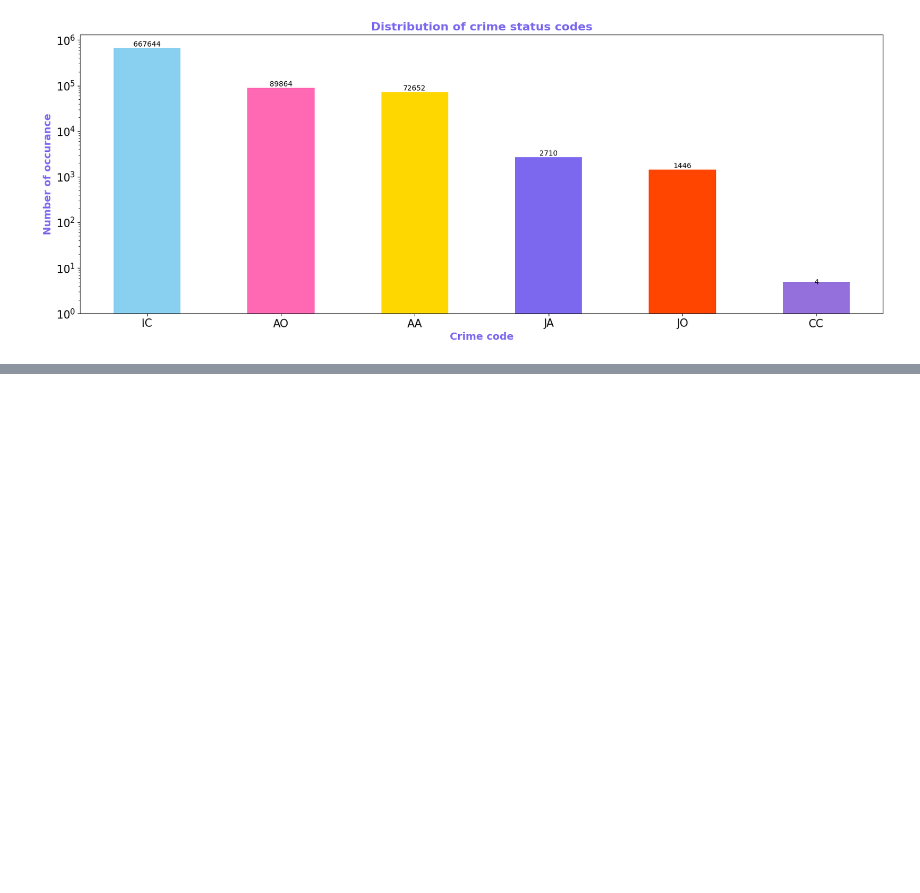
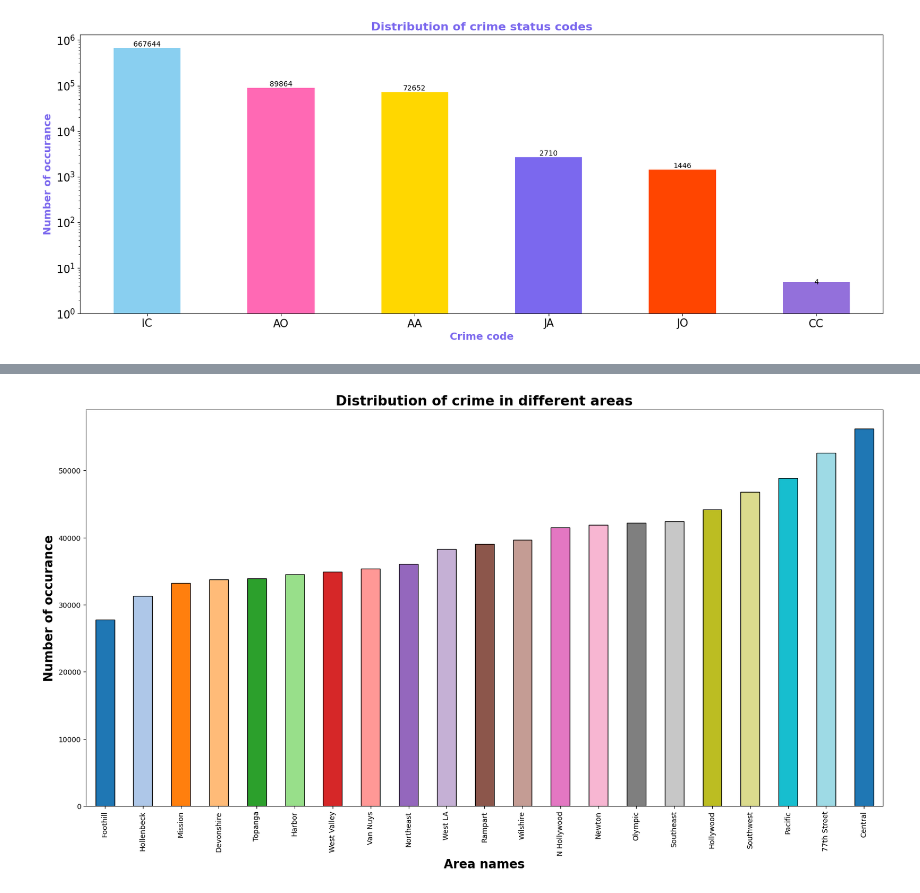
Before and after one commit to hemantsirsat/Data-Visualisation, a Jupyter notebook: Crime from 2020 to present/app.ipynb, the cells around one changed output, grey strips where cells are left out. Saved outputs shown, nothing was run; the diff lists cells and outputs as text; code cells hidden in the pictures; blank space fills up the shorter version.

```diff
--- a/Crime from 2020 to present/app.ipynb
+++ b/Crime from 2020 to present/app.ipynb
@@ -173,0 +188,12 @@ plt.show()
+# %%
+plt.figure(figsize=(20,10))
+
+df["AREA NAME"].value_counts().sort_values(ascending=True).plot(kind="bar",color=sns.color_palette("tab20"),edgecolor="black")
+
+plt.xlabel("Area names",weight="bold",fontsize=17)
+plt.ylabel("Number of occurance",weight="bold",fontsize=17)
+plt.title("Distribution of crime in different areas",weight="bold",fontsize=19)
+
+plt.show()
+# %% [output]
+[figure, added]
```
Also changed, not shown: parts of 17 cells of this notebook.
